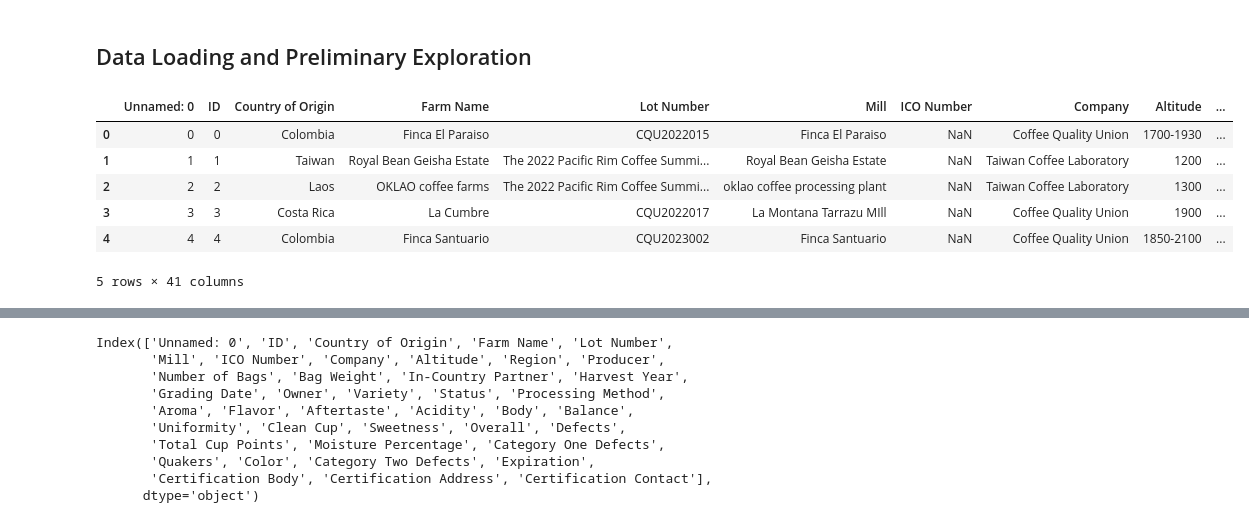
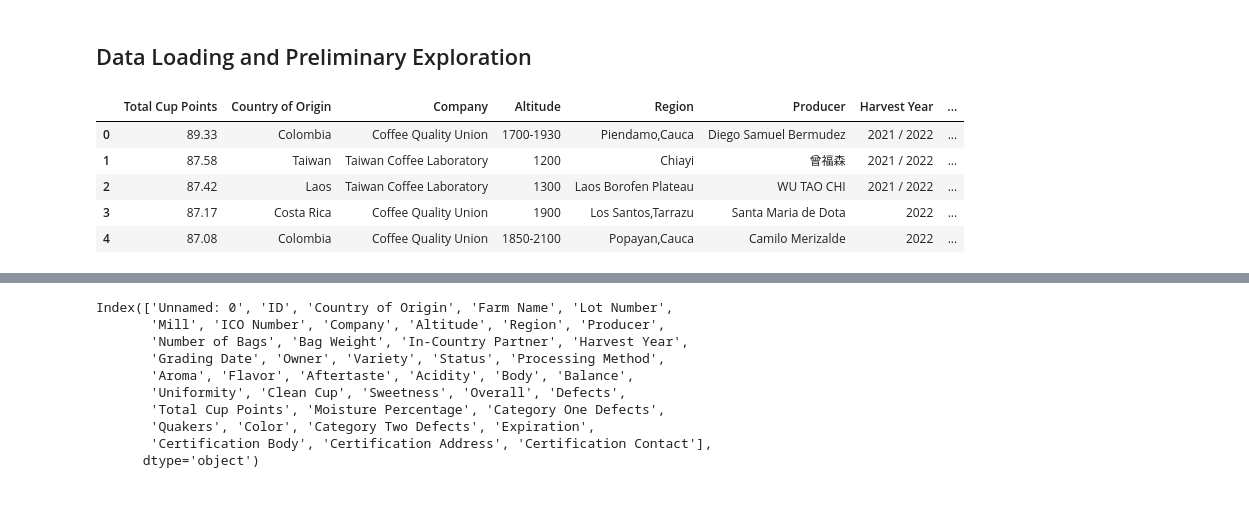
Before and after one commit to joshfuchs/DataScience_projects, a Jupyter notebook: coffee quality.ipynb, the cells around one changed output, grey strips where cells are left out. Cells and saved outputs as stored; diff of their text form; code cells hidden in the pictures.

```diff
--- a/coffee quality.ipynb
+++ b/coffee quality.ipynb
@@ -76,14 +78,20 @@ plt.rc(
 ## Data Loading and Preliminary Exploration
 # %%
 coffee = pd.read_csv('df_arabica_clean.csv')
+# %%
+# select the columns of interest
+cols = ['Total Cup Points','Country of Origin','Company','Altitude','Region','Producer',
+        'Harvest Year','Processing Method','Moisture Percentage','Category One Defects',
+        'Color','Category Two Defects']
+
+coffee_reduced = coffee[cols]
 # %%
-coffee.head()
+coffee_reduced.head()
 # %% [output]
-|  | Unnamed: 0 | ID | Country of Origin | Farm Name | Lot Number | Mill | ICO Number | Company | Altitude | ... |
-| 0 | 0 | 0 | Colombia | Finca El Paraiso | CQU2022015 | Finca El Paraiso | NaN | Coffee Quality Union | 1700-1930 | ... |
-| 1 | 1 | 1 | Taiwan | Royal Bean Geisha Estate | The 2022 Pacific Rim Coffee Summi... | Royal Bean Geisha Estate | NaN | Taiwan Coffee Laboratory | 1200 | ... |
-| 2 | 2 | 2 | Laos | OKLAO coffee farms | The 2022 Pacific Rim Coffee Summi... | oklao coffee processing plant | NaN | Taiwan Coffee Laboratory | 1300 | ... |
-| 3 | 3 | 3 | Costa Rica | La Cumbre | CQU2022017 | La Montana Tarrazu MIll | NaN | Coffee Quality Union | 1900 | ... |
-| 4 | 4 | 4 | Colombia | Finca Santuario | CQU2023002 | Finca Santuario | NaN | Coffee Quality Union | 1850-2100 | ... |
+|  | Total Cup Points | Country of Origin | Company | Altitude | Region | Producer | Harvest Year | ... |
+| 0 | 89.33 | Colombia | Coffee Quality Union | 1700-1930 | Piendamo,Cauca | Diego Samuel Bermudez | 2021 / 2022 | ... |
+| 1 | 87.58 | Taiwan | Taiwan Coffee Laboratory | 1200 | Chiayi | 曾福森 | 2021 / 2022 | ... |
+| 2 | 87.42 | Laos | Taiwan Coffee Laboratory | 1300 | Laos Borofen Plateau | WU TAO CHI | 2021 / 2022 | ... |
+| 3 | 87.17 | Costa Rica | Coffee Quality Union | 1900 | Los Santos,Tarrazu | Santa Maria de Dota | 2022 | ... |
+| 4 | 87.08 | Colombia | Coffee Quality Union | 1850-2100 | Popayan,Cauca | Camilo Merizalde | 2022 | ... |
-5 rows × 41 columns
 # %%
```
Also changed, not shown: parts of 29 cells of this notebook.
